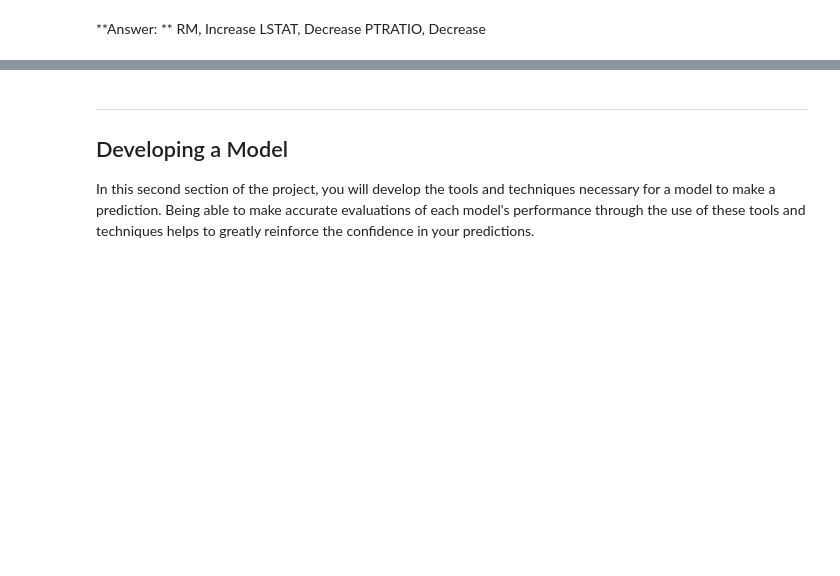
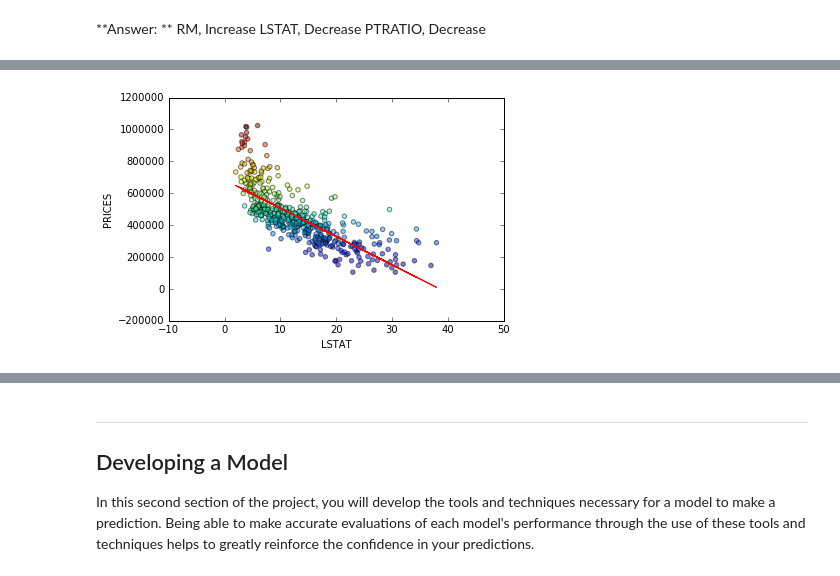
Before and after one commit to cirpue49/ml_project1, a Jupyter notebook: boston_housing.ipynb, the cells around one changed output, grey strips where cells are left out. Cells and saved outputs as stored; diff of their text form; code cells hidden in the pictures; blank space fills up the shorter version.

```diff
--- a/boston_housing.ipynb
+++ b/boston_housing.ipynb
@@ -96,0 +110,11 @@ _Using your intuition, for each of the three features above, do you think that a
+# %%
+reg = LinearRegression()
+ls = data['LSTAT'].reshape(-1, 1)
+reg.fit(ls, prices)
+plt.plot(ls, reg.predict(ls),  color = 'red',  linewidth = 1)
+plt.scatter(ls, prices, alpha = 0.5, c = prices)
+plt.xlabel('LSTAT')
+plt.ylabel('PRICES')
+plt.show()
+# %% [output]
+[figure, added]
```
Also changed, not shown: parts of 11 cells of this notebook, 1 other file.
